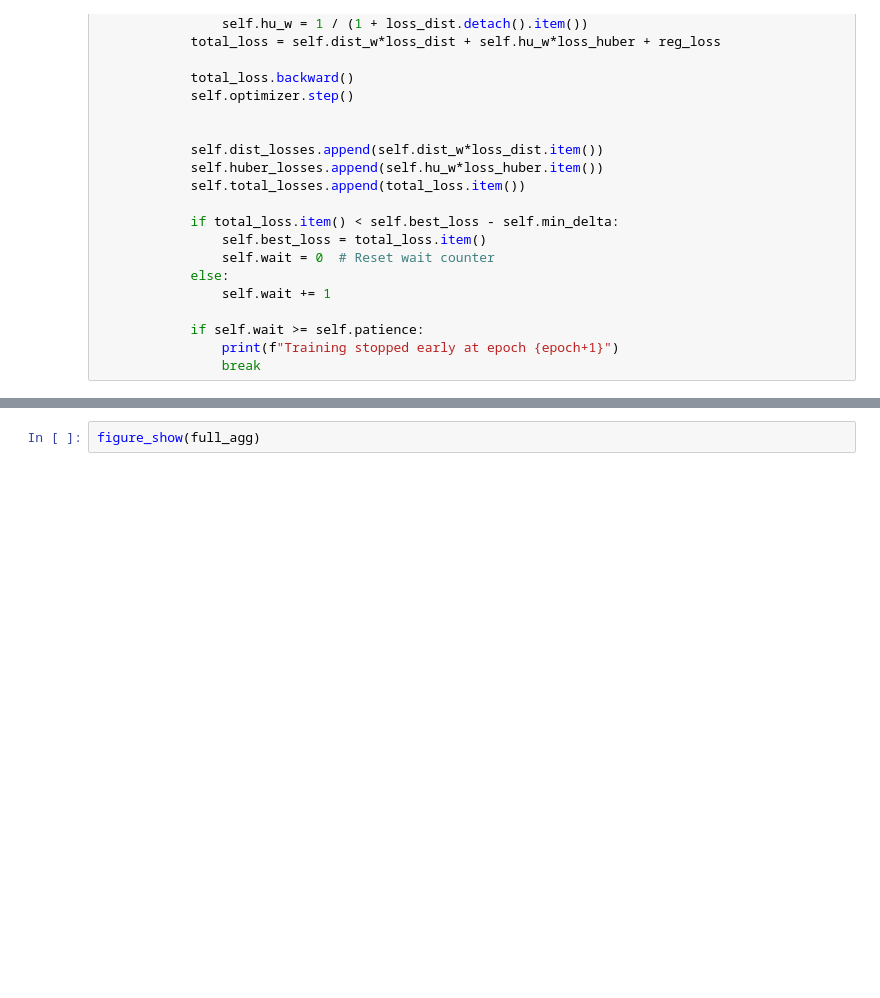
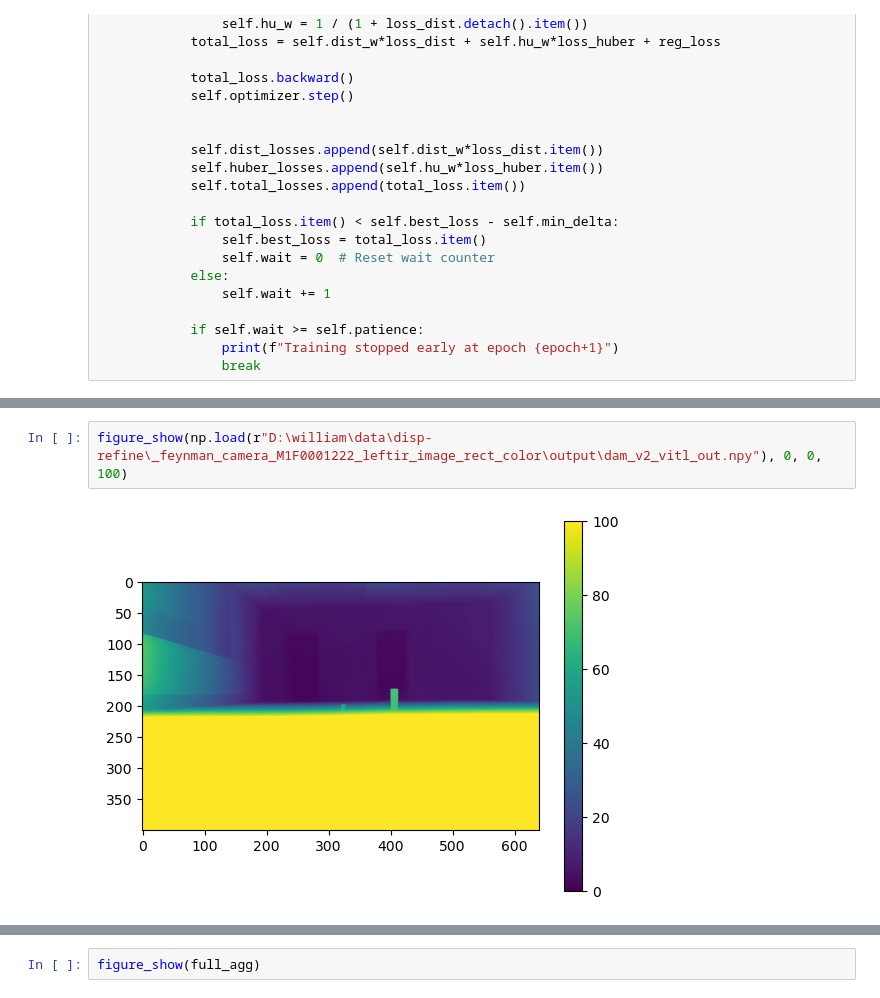
Before and after one commit to WEIIEW97/disp-refine-by-OT, a Jupyter notebook: research.ipynb, the cells around one changed output, grey strips where cells are left out. Cells and saved outputs as stored; diff of their text form; blank space fills up the shorter version.

```diff
--- a/research.ipynb
+++ b/research.ipynb
@@ -411,0 +529,4 @@ class KLTripletOptimizer:
+# %%
+figure_show(np.load(r"D:\william\data\disp-refine\_feynman_camera_M1F0001222_leftir_image_rect_color\output\dam_v2_vitl_out.npy"), 0, 0, 100)
+# %% [output]
+[figure, added]
```
Also changed, not shown: parts of 13 cells of this notebook, 1 other file.
